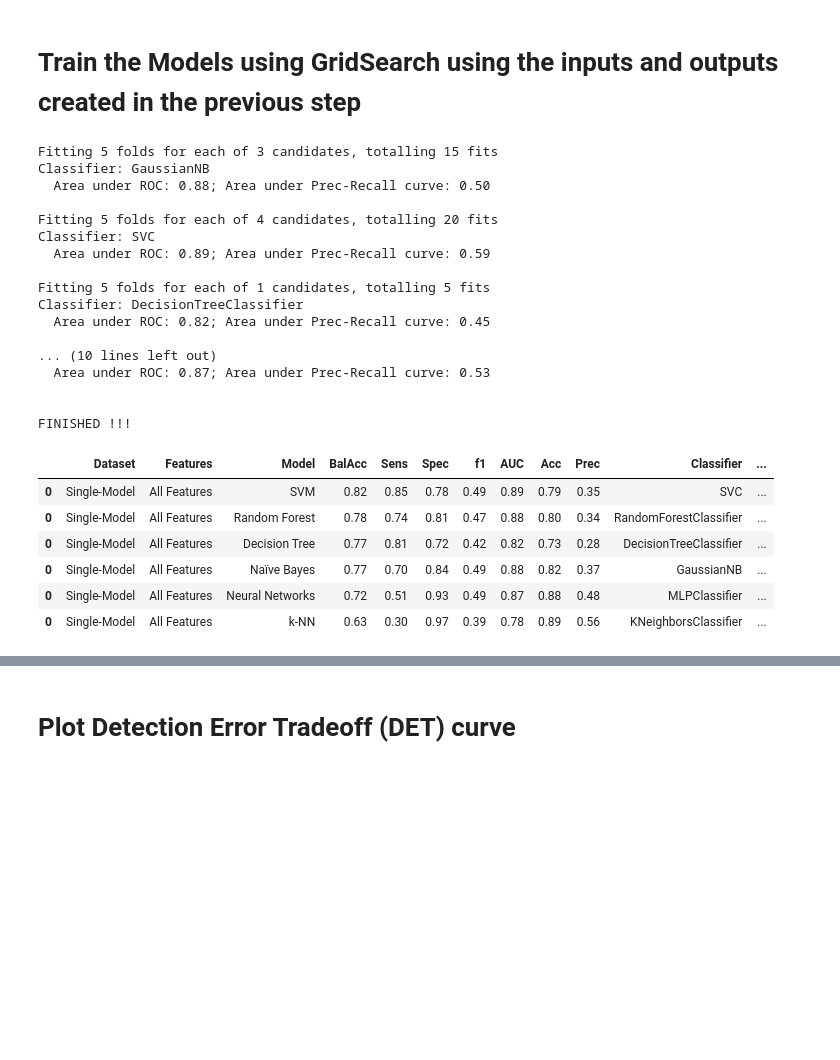
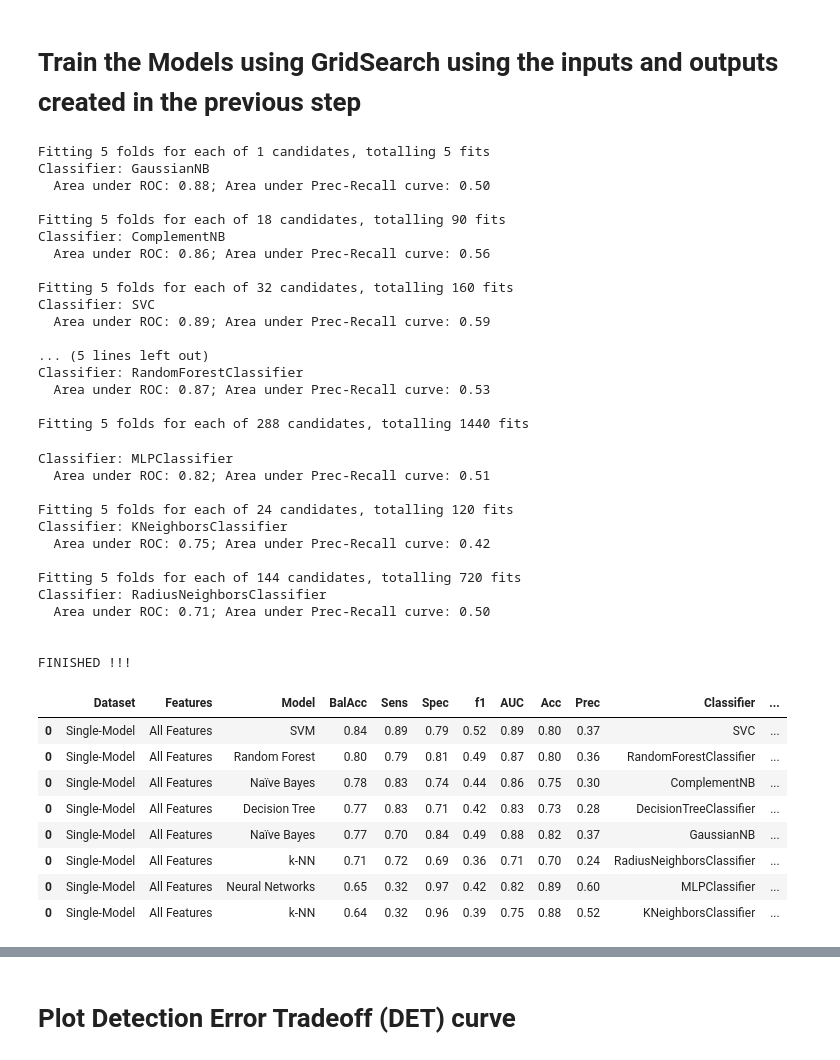
Before and after one commit to fabianopapaiz/als_prognosis_using_ensemble_imbalance, a Jupyter notebook: 05_Train_Validate_Models/05.10.1 - Single-Model Scenario - Train Models using Grid Search.ipynb, the cells around one changed output, grey strips where cells are left out. Cells and saved outputs as stored; diff of their text form; code cells hidden in the pictures; blank space fills up the shorter version.

```diff
--- a/05_Train_Validate_Models/05.10.1 - Single-Model Scenario - Train Models using Grid Search.ipynb
+++ b/05_Train_Validate_Models/05.10.1 - Single-Model Scenario - Train Models using Grid Search.ipynb
@@ -87,7 +84,7 @@ kfold = utils_exec_models.get_kfold_splits()
 param_grid = []
 
 TESTING = True
-# TESTING = False
+TESTING = False
 
 # utils_exec_models.create_models_SVM_grid(param_grid, testing=TESTING)
 # utils_exec_models.create_models_NB_grid(param_grid, testing=TESTING)
@@ -99,12 +96,14 @@ TESTING = True
 #display(param_grid)
 
 params_grid = [
-    utils_exec_models.create_models_NB_grid(testing=TESTING),
-    utils_exec_models.create_models_SVM_grid(testing=TESTING),
-    utils_exec_models.create_models_DT_grid(testing=TESTING),
-    utils_exec_models.create_models_kNN_grid(testing=TESTING),
-    utils_exec_models.create_models_RF_grid(testing=TESTING),
-    utils_exec_models.create_models_NN_grid(qty_features=X_train.shape[1], testing=TESTING),
+    utils_exec_models.create_models_GaussianNB_grid_alone(testing=TESTING),
+    utils_exec_models.create_models_ComplementNB_grid_alone(testing=TESTING),
+    utils_exec_models.create_models_SVM_grid_alone(testing=TESTING),
+    utils_exec_models.create_models_DT_grid_alone(testing=TESTING),
+    utils_exec_models.create_models_RF_grid_alone(testing=TESTING),
+    utils_exec_models.create_models_NN_grid_alone(qty_features=X_train.shape[1], testing=TESTING),
+    utils_exec_models.create_models_kNN_grid_alone(testing=TESTING),
+    utils_exec_models.create_models_Radius_kNN_grid_alone(testing=TESTING),
 
 ]
 
@@ -125,7 +124,7 @@ for param_grid in params_grid:
             y=y_train,
             cv=kfold,
             verbose=1,
-            return_train_score=False,
+            return_train_score=True,
             sort_results=False,
             dataset_info='Single-Model',
             features_info='All Features',
@@ -145,46 +144,61 @@ for param_grid in params_grid:
         if df_results is None:
             df_results = df_results_aux
         else:
             df_results = pd.concat([df_results, df_results_aux])
 
     #     clear_output()
 
-        time.sleep(2)
+#         time.sleep(2)
 
 #         break
 
 print()
 print('FINISHED !!!')
 
 
 # sort performances results and show results
 df_results = utils_exec_models.sort_performances_results(df=df_results)
 display(df_results)
 
 # save the results
 utils.save_to_csv(df=df_results, csv_file=csv_results_saved)
 # %% [output]
-Fitting 5 folds for each of 3 candidates, totalling 15 fits
+Fitting 5 folds for each of 1 candidates, totalling 5 fits
 Classifier: GaussianNB
   Area under ROC: 0.88; Area under Prec-Recall curve: 0.50
 
-Fitting 5 folds for each of 4 candidates, totalling 20 fits
+Fitting 5 folds for each of 18 candidates, totalling 90 fits
+Classifier: ComplementNB
+  Area under ROC: 0.86; Area under Prec-Recall curve: 0.56
+
+Fitting 5 folds for each of 32 candidates, totalling 160 fits
 Classifier: SVC
   Area under ROC: 0.89; Area under Prec-Recall curve: 0.59
 
-Fitting 5 folds for each of 1 candidates, totalling 5 fits
-Classifier: DecisionTreeClassifier
-  Area under ROC: 0.82; Area under Prec-Recall curve: 0.45
-
-... (10 lines left out)
+... (5 lines left out)
+Classifier: RandomForestClassifier
   Area under ROC: 0.87; Area under Prec-Recall curve: 0.53
 
-
-FINISHED !!!
+Fitting 5 folds for each of 288 candidates, totalling 1440 fits
+Classifier: MLPClassifier
+  Area under ROC: 0.82; Area under Prec-Recall curve: 0.51
+
+Fitting 5 folds for each of 24 candidates, totalling 120 fits
+Classifier: KNeighborsClassifier
+  Area under ROC: 0.75; Area under Prec-Recall curve: 0.42
+
+Fitting 5 folds for each of 144 candidates, totalling 720 fits
+Classifier: RadiusNeighborsClassifier
+  Area under ROC: 0.71; Area under Prec-Recall curve: 0.50
+
+
+FINISHED !!!
 |  | Dataset | Features | Model | BalAcc | Sens | Spec | f1 | AUC | Acc | Prec | Classifier | ... |
-| 0 | Single-Model | All Features | SVM | 0.82 | 0.85 | 0.78 | 0.49 | 0.89 | 0.79 | 0.35 | SVC | ... |
-| 0 | Single-Model | All Features | Random Forest | 0.78 | 0.74 | 0.81 | 0.47 | 0.88 | 0.80 | 0.34 | RandomForestClassifier | ... |
-| 0 | Single-Model | All Features | Decision Tree | 0.77 | 0.81 | 0.72 | 0.42 | 0.82 | 0.73 | 0.28 | DecisionTreeClassifier | ... |
+| 0 | Single-Model | All Features | SVM | 0.84 | 0.89 | 0.79 | 0.52 | 0.89 | 0.80 | 0.37 | SVC | ... |
+| 0 | Single-Model | All Features | Random Forest | 0.80 | 0.79 | 0.81 | 0.49 | 0.87 | 0.80 | 0.36 | RandomForestClassifier | ... |
+| 0 | Single-Model | All Features | Naïve Bayes | 0.78 | 0.83 | 0.74 | 0.44 | 0.86 | 0.75 | 0.30 | ComplementNB | ... |
+| 0 | Single-Model | All Features | Decision Tree | 0.77 | 0.83 | 0.71 | 0.42 | 0.83 | 0.73 | 0.28 | DecisionTreeClassifier | ... |
 | 0 | Single-Model | All Features | Naïve Bayes | 0.77 | 0.70 | 0.84 | 0.49 | 0.88 | 0.82 | 0.37 | GaussianNB | ... |
-| 0 | Single-Model | All Features | Neural Networks | 0.72 | 0.51 | 0.93 | 0.49 | 0.87 | 0.88 | 0.48 | MLPClassifier | ... |
-| 0 | Single-Model | All Features | k-NN | 0.63 | 0.30 | 0.97 | 0.39 | 0.78 | 0.89 | 0.56 | KNeighborsClassifier | ... |
+| 0 | Single-Model | All Features | k-NN | 0.71 | 0.72 | 0.69 | 0.36 | 0.71 | 0.70 | 0.24 | RadiusNeighborsClassifier | ... |
+| 0 | Single-Model | All Features | Neural Networks | 0.65 | 0.32 | 0.97 | 0.42 | 0.82 | 0.89 | 0.60 | MLPClassifier | ... |
+| 0 | Single-Model | All Features | k-NN | 0.64 | 0.32 | 0.96 | 0.39 | 0.75 | 0.88 | 0.52 | KNeighborsClassifier | ... |
```
Also changed, not shown: parts of 11 cells of this notebook, 3 other files.
